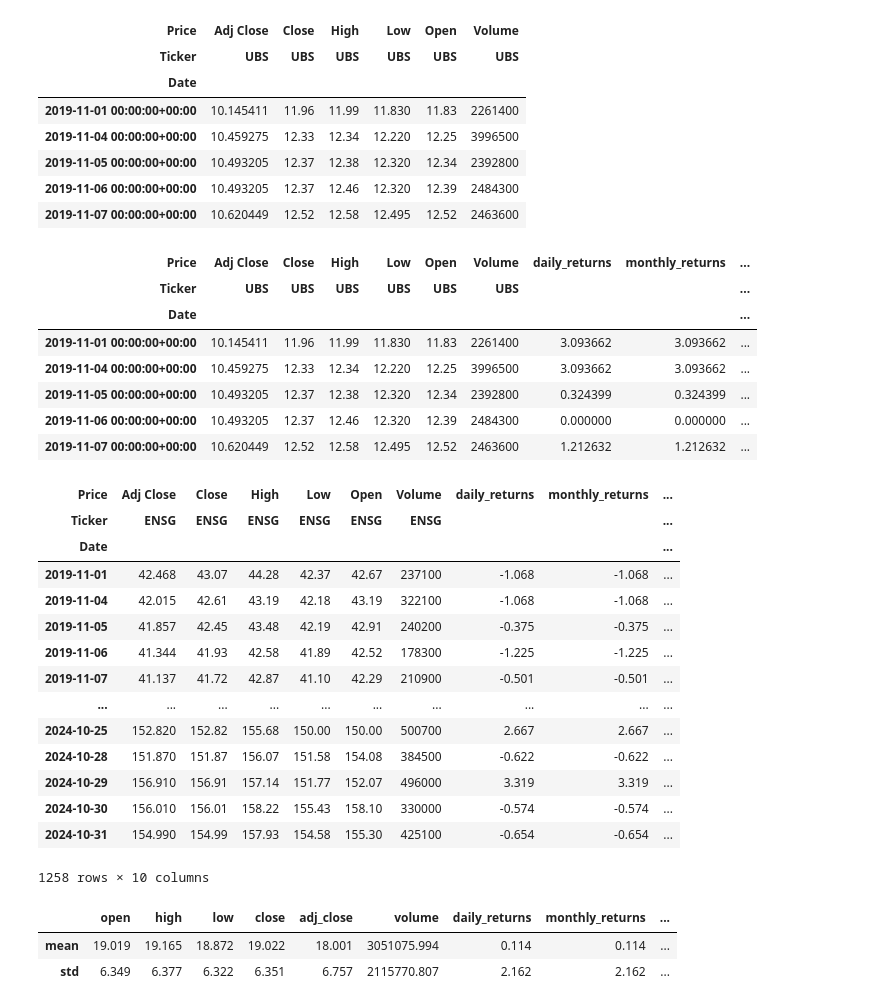
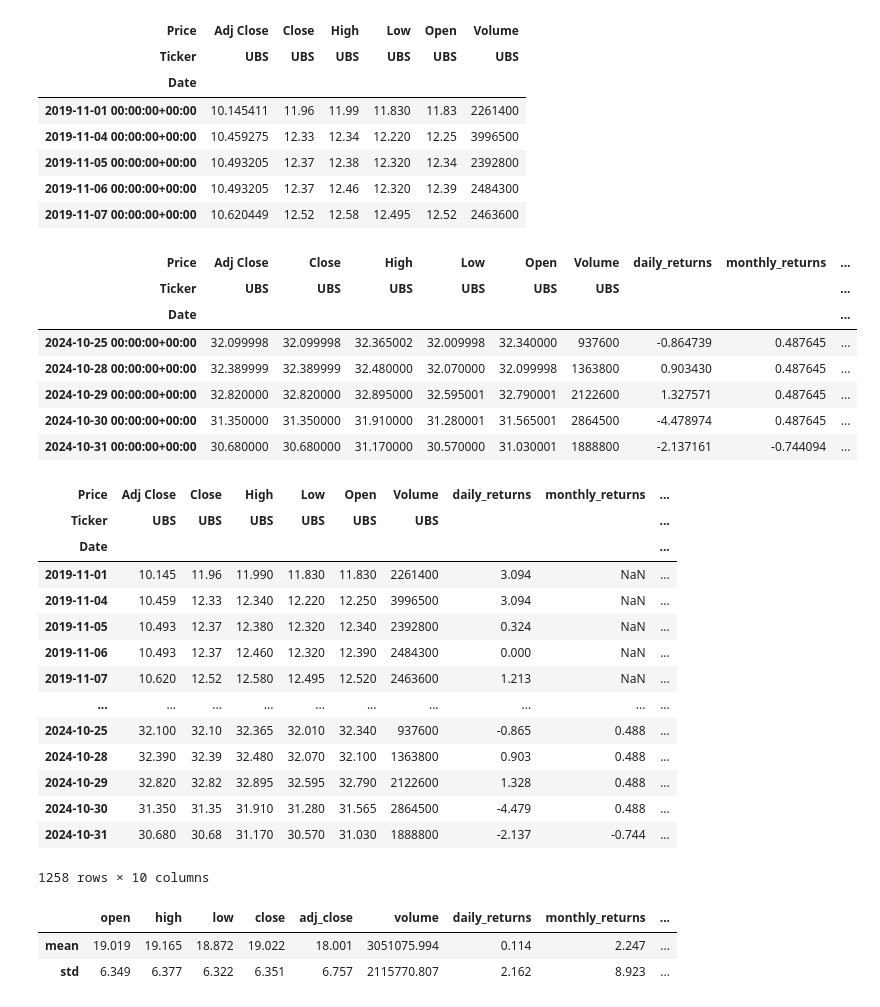
Before and after one commit to markmorcos/first_project, a Jupyter notebook: notebooks/ENSG_and_UBS_data.ipynb, the cells around one changed output. Cells and saved outputs as stored; diff of their text form; code cells hidden in the pictures.

Commit message:
Updated data ,annual and monthly returns

```diff
--- a/notebooks/ENSG_and_UBS_data.ipynb
+++ b/notebooks/ENSG_and_UBS_data.ipynb
@@ -333,68 +369,70 @@ display(df_ubs.head())
 # %%
 df_ubs.index = pd.to_datetime(df_ubs.index)
 
-#daily returns
-
-df_ubs['daily_returns'] = df_ubs['Adj Close'].pct_change() *100
+# Calculate daily returns
+df_ubs['daily_returns'] = df_ubs['Adj Close'].pct_change() * 100
 df_ubs['daily_returns'] = df_ubs['daily_returns'].bfill()
 
-#monthly
+# Calculate monthly returns
+#monthly__df.index = pd.to_datetime(monthly_df.index)
+#monthly_df_ubs.index = pd.to_datetime(monthly_df_ubs.index)
+monthly_df_ubs = df_ubs.resample('ME').last()
+monthly_df_ubs['monthly_returns'] = monthly_df_ubs['Adj Close'].pct_change() * 100
+# Fill monthly return back to df
+df_ubs['monthly_returns'] = monthly_df_ubs['monthly_returns'].reindex(df_ubs.index, method='ffill')
 
-monthly_ubs_df = df_ubs.resample('ME')['Adj Close'].last()
-df_ubs['monthly_returns']= df_ubs['Adj Close'].pct_change()*100
-
-#annual
-
-year_end_ubs_df = df_ubs.resample('YE')['Adj Close'].last()
-df_ubs['annual_returns']=year_end_ubs_df.pct_change() * 100
+# Calculate annual returns
+#annual_df_ubs.index = pd.to_datetime(annual_df_ubs.index)
+annual_df_ubs = df_ubs.resample('YE').last()
+annual_df_ubs['annual_returns'] = annual_df_ubs['Adj Close'].pct_change() * 100
+# Fill annual return back to df
+df_ubs['annual_returns'] = annual_df_ubs['annual_returns'].reindex(df_ubs.index, method='ffill')
 
 
+# Handle NaN values for annual returns (especially for the first year)
+#annual_df['annual_returns'] = df_ensign['annual_returns'].bfill()
 
-#nan values
-df_ubs['daily_returns'] = df_ubs['daily_returns'].bfill()
-df_ubs['monthly_returns'] = df_ubs['monthly_returns'].bfill()
-df_ubs['annual_returns'] = df_ubs['annual_returns'].bfill()
 
-#daily range
+# Calculate daily range
 df_ubs['daily_range'] = df_ubs['High'] - df_ubs['Low']
 
-df_ubs.head()
+df_ubs.tail()
 # %% [output]
 | Price | Adj Close | Close | High | Low | Open | Volume | daily_returns | monthly_returns | ... |
 | Ticker | UBS | UBS | UBS | UBS | UBS | UBS |  |  | ... |
 | Date |  |  |  |  |  |  |  |  | ... |
-| 2019-11-01 00:00:00+00:00 | 10.145411 | 11.96 | 11.99 | 11.830 | 11.83 | 2261400 | 3.093662 | 3.093662 | ... |
-| 2019-11-04 00:00:00+00:00 | 10.459275 | 12.33 | 12.34 | 12.220 | 12.25 | 3996500 | 3.093662 | 3.093662 | ... |
-| 2019-11-05 00:00:00+00:00 | 10.493205 | 12.37 | 12.38 | 12.320 | 12.34 | 2392800 | 0.324399 | 0.324399 | ... |
-| 2019-11-06 00:00:00+00:00 | 10.493205 | 12.37 | 12.46 | 12.320 | 12.39 | 2484300 | 0.000000 | 0.000000 | ... |
-| 2019-11-07 00:00:00+00:00 | 10.620449 | 12.52 | 12.58 | 12.495 | 12.52 | 2463600 | 1.212632 | 1.212632 | ... |
+| 2024-10-25 00:00:00+00:00 | 32.099998 | 32.099998 | 32.365002 | 32.009998 | 32.340000 | 937600 | -0.864739 | 0.487645 | ... |
+| 2024-10-28 00:00:00+00:00 | 32.389999 | 32.389999 | 32.480000 | 32.070000 | 32.099998 | 1363800 | 0.903430 | 0.487645 | ... |
+| 2024-10-29 00:00:00+00:00 | 32.820000 | 32.820000 | 32.895000 | 32.595001 | 32.790001 | 2122600 | 1.327571 | 0.487645 | ... |
+| 2024-10-30 00:00:00+00:00 | 31.350000 | 31.350000 | 31.910000 | 31.280001 | 31.565001 | 2864500 | -4.478974 | 0.487645 | ... |
+| 2024-10-31 00:00:00+00:00 | 30.680000 | 30.680000 | 31.170000 | 30.570000 | 31.030001 | 1888800 | -2.137161 | -0.744094 | ... |
 # %%
 #date format
 def format_and_round_df(df_ubs):
     df_ubs.index = pd.to_datetime(df_ubs.index)
 
     df_ubs = df_ubs.round(3)
     df_ubs.index = df_ubs.index.strftime('%Y-%m-%d')
     return df_ubs
 
 
 
-display (format_and_round_df(df_ensign))
+display(format_and_round_df(df_ubs))
 # %% [output]
 | Price | Adj Close | Close | High | Low | Open | Volume | daily_returns | monthly_returns | ... |
-| Ticker | ENSG | ENSG | ENSG | ENSG | ENSG | ENSG |  |  | ... |
+| Ticker | UBS | UBS | UBS | UBS | UBS | UBS |  |  | ... |
 | Date |  |  |  |  |  |  |  |  | ... |
-| 2019-11-01 | 42.468 | 43.07 | 44.28 | 42.37 | 42.67 | 237100 | -1.068 | -1.068 | ... |
-| 2019-11-04 | 42.015 | 42.61 | 43.19 | 42.18 | 43.19 | 322100 | -1.068 | -1.068 | ... |
-| 2019-11-05 | 41.857 | 42.45 | 43.48 | 42.19 | 42.91 | 240200 | -0.375 | -0.375 | ... |
-| 2019-11-06 | 41.344 | 41.93 | 42.58 | 41.89 | 42.52 | 178300 | -1.225 | -1.225 | ... |
-| 2019-11-07 | 41.137 | 41.72 | 42.87 | 41.10 | 42.29 | 210900 | -0.501 | -0.501 | ... |
+| 2019-11-01 | 10.145 | 11.96 | 11.990 | 11.830 | 11.830 | 2261400 | 3.094 | NaN | ... |
+| 2019-11-04 | 10.459 | 12.33 | 12.340 | 12.220 | 12.250 | 3996500 | 3.094 | NaN | ... |
+| 2019-11-05 | 10.493 | 12.37 | 12.380 | 12.320 | 12.340 | 2392800 | 0.324 | NaN | ... |
+| 2019-11-06 | 10.493 | 12.37 | 12.460 | 12.320 | 12.390 | 2484300 | 0.000 | NaN | ... |
+| 2019-11-07 | 10.620 | 12.52 | 12.580 | 12.495 | 12.520 | 2463600 | 1.213 | NaN | ... |
 | ... | ... | ... | ... | ... | ... | ... | ... | ... | ... |
-| 2024-10-25 | 152.820 | 152.82 | 155.68 | 150.00 | 150.00 | 500700 | 2.667 | 2.667 | ... |
-| 2024-10-28 | 151.870 | 151.87 | 156.07 | 151.58 | 154.08 | 384500 | -0.622 | -0.622 | ... |
-| 2024-10-29 | 156.910 | 156.91 | 157.14 | 151.77 | 152.07 | 496000 | 3.319 | 3.319 | ... |
-| 2024-10-30 | 156.010 | 156.01 | 158.22 | 155.43 | 158.10 | 330000 | -0.574 | -0.574 | ... |
-| 2024-10-31 | 154.990 | 154.99 | 157.93 | 154.58 | 155.30 | 425100 | -0.654 | -0.654 | ... |
+| 2024-10-25 | 32.100 | 32.10 | 32.365 | 32.010 | 32.340 | 937600 | -0.865 | 0.488 | ... |
+| 2024-10-28 | 32.390 | 32.39 | 32.480 | 32.070 | 32.100 | 1363800 | 0.903 | 0.488 | ... |
+| 2024-10-29 | 32.820 | 32.82 | 32.895 | 32.595 | 32.790 | 2122600 | 1.328 | 0.488 | ... |
+| 2024-10-30 | 31.350 | 31.35 | 31.910 | 31.280 | 31.565 | 2864500 | -4.479 | 0.488 | ... |
+| 2024-10-31 | 30.680 | 30.68 | 31.170 | 30.570 | 31.030 | 1888800 | -2.137 | -0.744 | ... |
 1258 rows × 10 columns
 # %%
 # Summmary of data UBS
@@ -408,5 +446,5 @@ summary_stats_ubs.columns = [col.replace('adj close', 'adj_close') for col in su
 display(summary_stats_ubs)
 # %% [output]
 |  | open | high | low | close | adj_close | volume | daily_returns | monthly_returns | ... |
-| mean | 19.019 | 19.165 | 18.872 | 19.022 | 18.001 | 3051075.994 | 0.114 | 0.114 | ... |
-| std | 6.349 | 6.377 | 6.322 | 6.351 | 6.757 | 2115770.807 | 2.162 | 2.162 | ... |
+| mean | 19.019 | 19.165 | 18.872 | 19.022 | 18.001 | 3051075.994 | 0.114 | 2.247 | ... |
+| std | 6.349 | 6.377 | 6.322 | 6.351 | 6.757 | 2115770.807 | 2.162 | 8.923 | ... |
```
Also changed, not shown: parts of 16 cells of this notebook, 4 other files.
